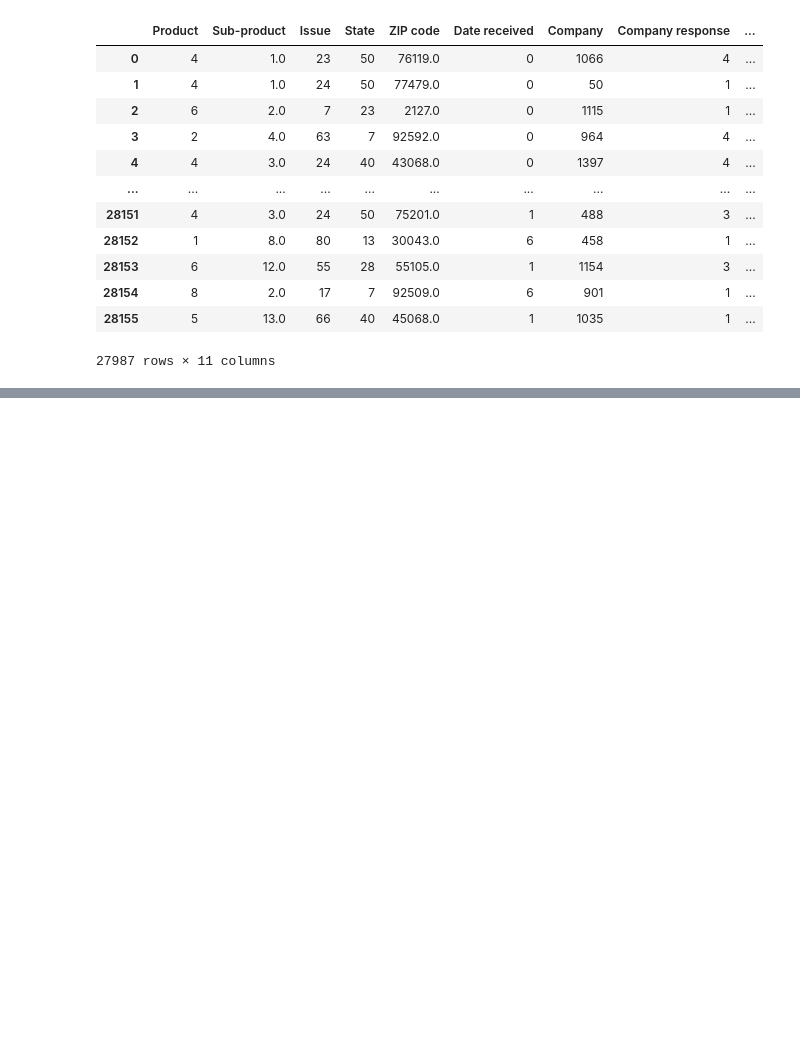
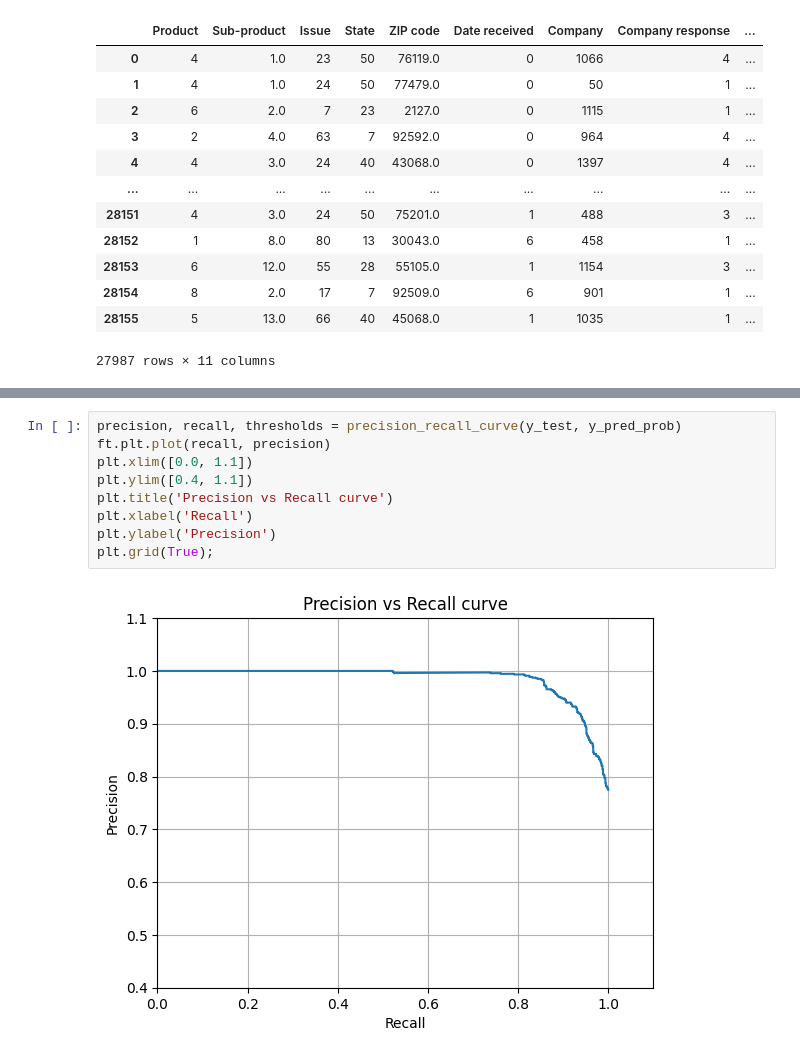
Before and after one commit to velaz589/proyecto_fiinal1, a Jupyter notebook: notebooks/03_Entrenamiento_Evaluacion.ipynb, the cells around one changed output, grey strips where cells are left out. Drawn from its saved outputs; the diff is of its cells as text; blank space fills up the shorter version.

```diff
--- a/notebooks/03_Entrenamiento_Evaluacion.ipynb
+++ b/notebooks/03_Entrenamiento_Evaluacion.ipynb
@@ -480,0 +524,11 @@ Reshape your data either using array.reshape(-1, 1) if your data has a single fe
+# %%
+precision, recall, thresholds = precision_recall_curve(y_test, y_pred_prob)
+ft.plt.plot(recall, precision)
+plt.xlim([0.0, 1.1])
+plt.ylim([0.4, 1.1])
+plt.title('Precision vs Recall curve')
+plt.xlabel('Recall')
+plt.ylabel('Precision')
+plt.grid(True);
+# %% [output]
+[figure, added]
```
Also changed, not shown: parts of 9 cells of this notebook, 2 other files.
